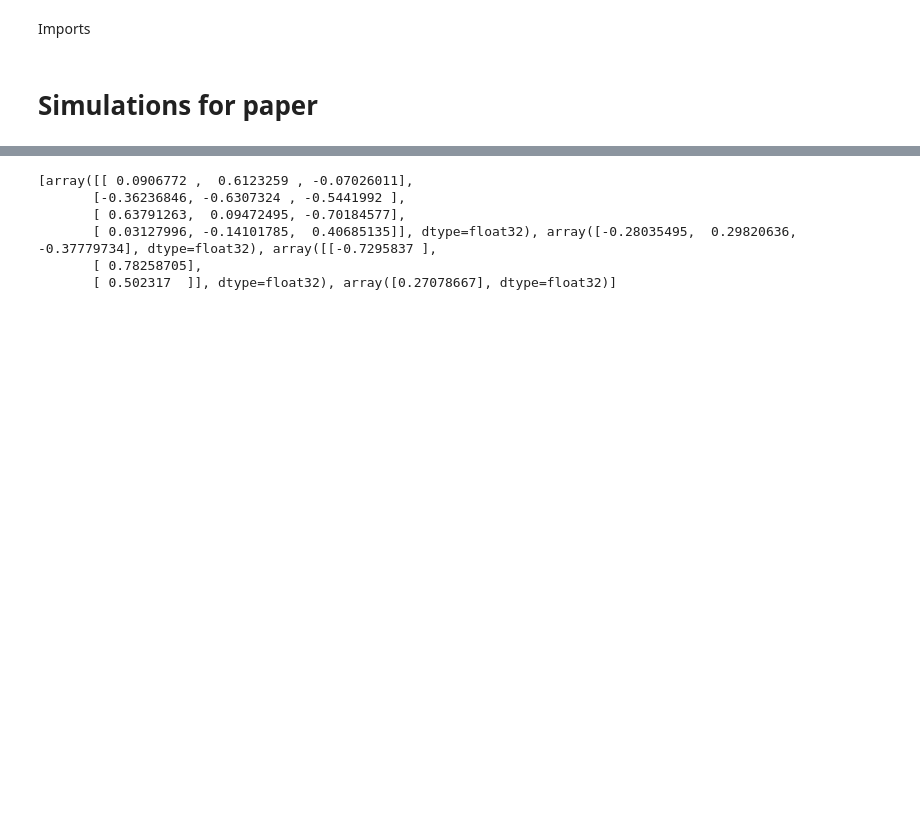
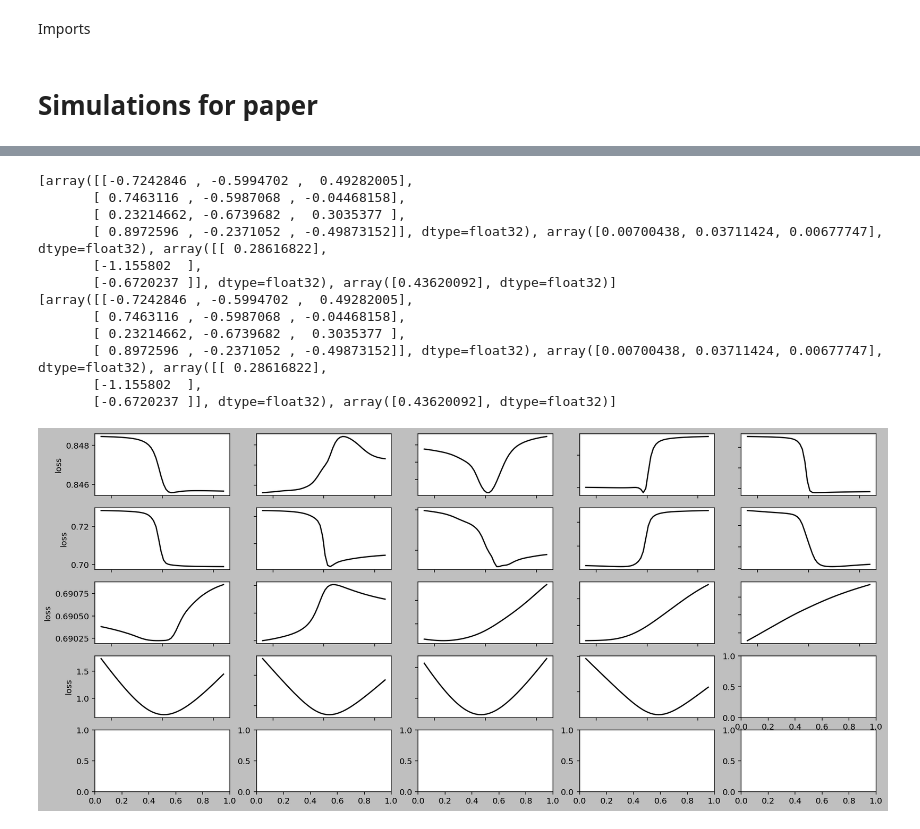
Before and after one commit to hippocampus-team/DNNT-TensorFlow, a Jupyter notebook: DNNT_paper.ipynb, the cells around one changed output, grey strips where cells are left out. Drawn from its saved outputs; the diff is of its cells as text; code cells hidden in the pictures; blank space fills up the shorter version.

```diff
--- a/DNNT_paper.ipynb
+++ b/DNNT_paper.ipynb
@@ -13,7 +13,8 @@ from tqdm import tqdm
 from sklearn.model_selection import train_test_split
 # %%
 %matplotlib inline
-plt.style.use('Solarize_Light2')
+# plt.style.use('Solarize_Light2')
+plt.style.use('grayscale')
 
 from matplotlib import rcParams
 rcParams['figure.figsize'] = 17, 8
@@ -43,10 +44,12 @@ with open('./banknotes/banknotes.csv' if is_local else '/content/drive/MyDrive/D
 # Separate data into training and testing groups
 evidence = [row["evidence"] for row in data]
 labels = [row["label"] for row in data]
-X_training, X_testing, y_training, y_testing = train_test_split(
-    evidence, labels, test_size=0.2
+x_presim, x_sim, y_presim, y_sim = train_test_split(
+    evidence, labels, test_size=0.5 # = sim size
 )
 # %%
+graph_size = 6
+
 def get_loss_for_weight_value(model, index, x_train, y_train, value):
     weights = model.get_weights()
 
@@ -64,8 +67,8 @@ def get_loss_for_weight_value(model, index, x_train, y_train, value):
 def get_loss_range_for_weight(model, index):
     x, y = list(), list()
 
-    for value in np.linspace(-2, 2, 50):
-        loss = get_loss_for_weight_value(model, index, X_testing, y_testing, value)
+    for value in np.linspace(-graph_size, graph_size, 50):
+        loss = get_loss_for_weight_value(model, index, x_sim, y_sim, value)
         x.append(value)
         y.append(loss)
 
@@ -169,20 +172,27 @@ def plot_weights_3d(model, ax, index1, index2, add_plain=True, view_cords=None):
 # %% [markdown]
 # Simulations for paper
 # %%
+from iteration_utilities import deepflatten
+
 # Create a neural network
 m1 = tf.keras.models.Sequential()
-m1.add(tf.keras.layers.Dense(3, input_shape=(4,), activation="relu"))
+m1.add(tf.keras.layers.Dense(3, input_shape=(4,), activation="sigmoid"))
 m1.add(tf.keras.layers.Dense(1, activation="sigmoid"))
 
-# Train neural network
+# m1.run_eagerly = False
+# print(m1.layers[0].dynamic)
+
+# m1_w = m1.get_weights()
+# # m1_w[0][3][2] = 0
+# m1.set_weights(m1_w)
+
 m1.compile(
-    optimizer="adam",
+    optimizer=tf.keras.optimizers.SGD(learning_rate=0.1),
     loss="binary_crossentropy",
     metrics=["accuracy"]
 )
 
-m1.fit(X_training, y_training, epochs=15)
-#
-# # Evaluate how well model performs
-# model.evaluate(X_testing, y_testing, verbose=2)
+print(m1.get_weights())
+m1.fit(x_presim, y_presim)
+print(m1.get_weights())
 # %% [output]
@@ -207,9 +212,18 @@ Epoch 15/15
 # %%
 print(m1.get_weights())
+plot_all_weights_2d(m1)
+print(m1.get_weights())
 # %% [output]
-[array([[ 0.0906772 ,  0.6123259 , -0.07026011],
-       [-0.36236846, -0.6307324 , -0.5441992 ],
-       [ 0.63791263,  0.09472495, -0.70184577],
-       [ 0.03127996, -0.14101785,  0.40685135]], dtype=float32), array([-0.28035495,  0.29820636, -0.37779734], dtype=float32), array([[-0.7295837 ],
-       [ 0.78258705],
-       [ 0.502317  ]], dtype=float32), array([0.27078667], dtype=float32)]
+[array([[-0.7242846 , -0.5994702 ,  0.49282005],
+       [ 0.7463116 , -0.5987068 , -0.04468158],
+       [ 0.23214662, -0.6739682 ,  0.3035377 ],
+       [ 0.8972596 , -0.2371052 , -0.49873152]], dtype=float32), array([0.00700438, 0.03711424, 0.00677747], dtype=float32), array([[ 0.28616822],
+       [-1.155802  ],
+       [-0.6720237 ]], dtype=float32), array([0.43620092], dtype=float32)]
+[array([[-0.7242846 , -0.5994702 ,  0.49282005],
+       [ 0.7463116 , -0.5987068 , -0.04468158],
+       [ 0.23214662, -0.6739682 ,  0.3035377 ],
+       [ 0.8972596 , -0.2371052 , -0.49873152]], dtype=float32), array([0.00700438, 0.03711424, 0.00677747], dtype=float32), array([[ 0.28616822],
+       [-1.155802  ],
+       [-0.6720237 ]], dtype=float32), array([0.43620092], dtype=float32)]
+[figure, added]
```
Also changed, not shown: parts of 4 cells of this notebook.
